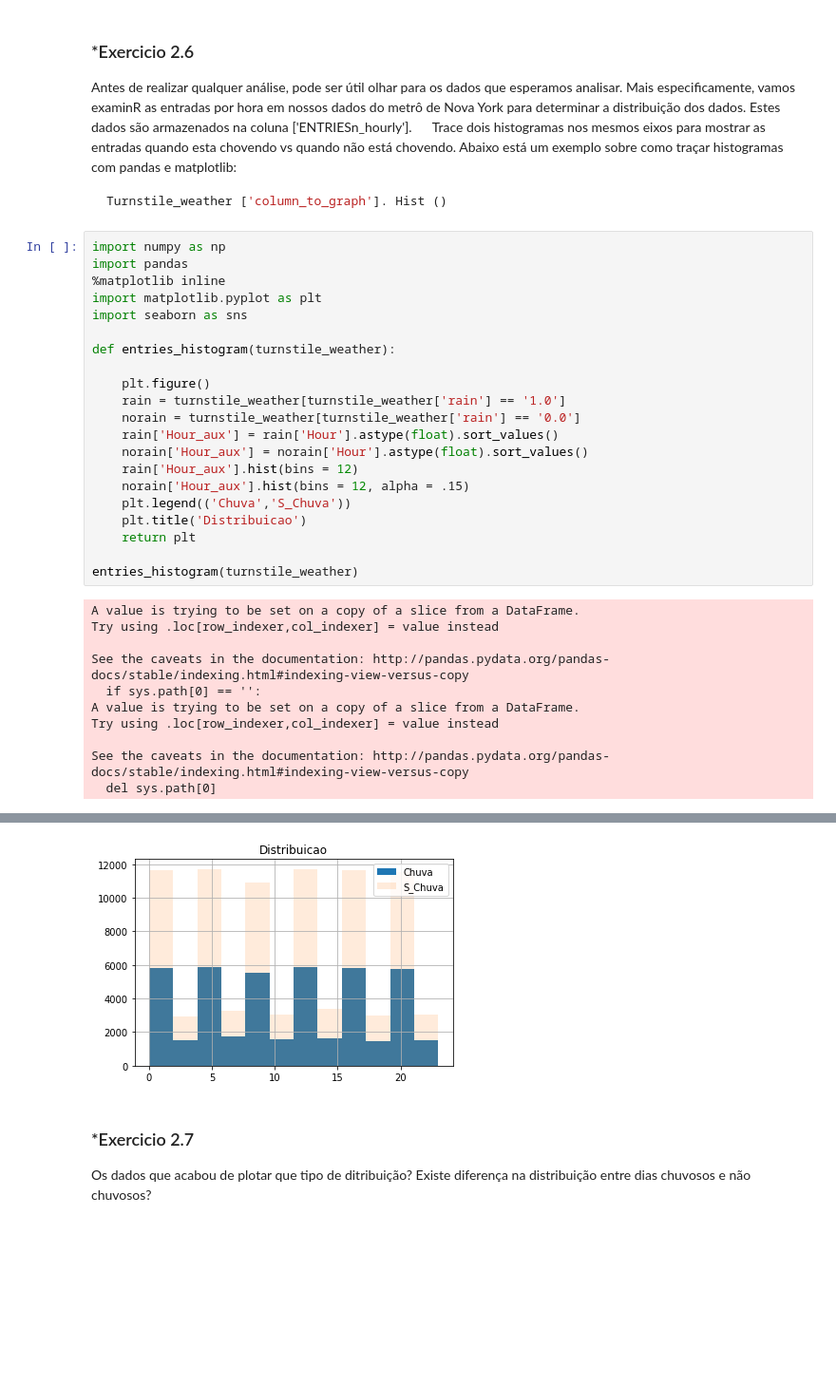
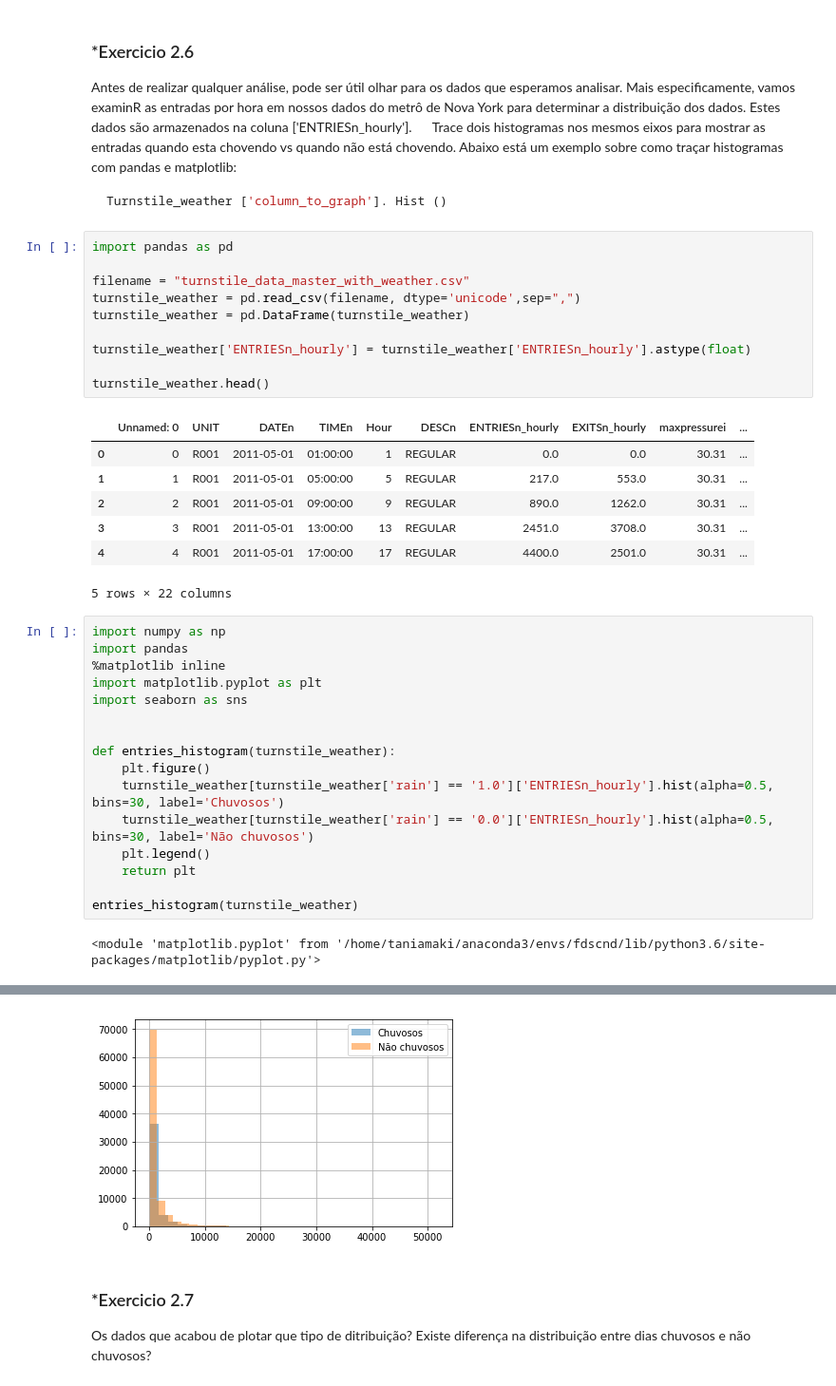
Before and after one commit to taniamaki/ndfdsi, a Jupyter notebook: analyzing-subway-data-ndfdsi.ipynb, the cells around one changed output, grey strips where cells are left out. Shown: that part at 95% size. Saved outputs shown, nothing was run; the diff lists cells and outputs as text; blank space fills up the shorter version.

````diff
--- a/analyzing-subway-data-ndfdsi.ipynb
+++ b/analyzing-subway-data-ndfdsi.ipynb
@@ -415,6 +426,24 @@ Abaixo está um exemplo sobre como traçar histogramas com pandas e matplotlib:
 ```python
 Turnstile_weather ['column_to_graph']. Hist ()
 ```
+# %%
+import pandas as pd
+
+filename = "turnstile_data_master_with_weather.csv"
+turnstile_weather = pd.read_csv(filename, dtype='unicode',sep=",")
+turnstile_weather = pd.DataFrame(turnstile_weather)
+
+turnstile_weather['ENTRIESn_hourly'] = turnstile_weather['ENTRIESn_hourly'].astype(float)
+
+turnstile_weather.head()
+# %% [output]
+|  | Unnamed: 0 | UNIT | DATEn | TIMEn | Hour | DESCn | ENTRIESn_hourly | EXITSn_hourly | maxpressurei | ... |
+| 0 | 0 | R001 | 2011-05-01 | 01:00:00 | 1 | REGULAR | 0.0 | 0.0 | 30.31 | ... |
+| 1 | 1 | R001 | 2011-05-01 | 05:00:00 | 5 | REGULAR | 217.0 | 553.0 | 30.31 | ... |
+| 2 | 2 | R001 | 2011-05-01 | 09:00:00 | 9 | REGULAR | 890.0 | 1262.0 | 30.31 | ... |
+| 3 | 3 | R001 | 2011-05-01 | 13:00:00 | 13 | REGULAR | 2451.0 | 3708.0 | 30.31 | ... |
+| 4 | 4 | R001 | 2011-05-01 | 17:00:00 | 17 | REGULAR | 4400.0 | 2501.0 | 30.31 | ... |
+5 rows × 22 columns
 # %%
 import numpy as np
 import pandas
@@ -422,28 +451,14 @@ import pandas
 import matplotlib.pyplot as plt
 import seaborn as sns
 
+
 def entries_histogram(turnstile_weather):
-
     plt.figure()
-    rain = turnstile_weather[turnstile_weather['rain'] == '1.0']
-    norain = turnstile_weather[turnstile_weather['rain'] == '0.0']
-    rain['Hour_aux'] = rain['Hour'].astype(float).sort_values()
-    norain['Hour_aux'] = norain['Hour'].astype(float).sort_values()
-    rain['Hour_aux'].hist(bins = 12)
-    norain['Hour_aux'].hist(bins = 12, alpha = .15)
-    plt.legend(('Chuva','S_Chuva'))
-    plt.title('Distribuicao')
+    turnstile_weather[turnstile_weather['rain'] == '1.0']['ENTRIESn_hourly'].hist(alpha=0.5, bins=30, label='Chuvosos')
+    turnstile_weather[turnstile_weather['rain'] == '0.0']['ENTRIESn_hourly'].hist(alpha=0.5, bins=30, label='Não chuvosos')
+    plt.legend()
     return plt
 
 entries_histogram(turnstile_weather)
 # %% [output]
-A value is trying to be set on a copy of a slice from a DataFrame.
-Try using .loc[row_indexer,col_indexer] = value instead
-
-See the caveats in the documentation: http://pandas.pydata.org/pandas-docs/stable/indexing.html#indexing-view-versus-copy
-  if sys.path[0] == '':
-A value is trying to be set on a copy of a slice from a DataFrame.
-Try using .loc[row_indexer,col_indexer] = value instead
-
-See the caveats in the documentation: http://pandas.pydata.org/pandas-docs/stable/indexing.html#indexing-view-versus-copy
-  del sys.path[0]
+<module 'matplotlib.pyplot' from '/home/taniamaki/anaconda3/envs/fdscnd/lib/python3.6/site-packages/matplotlib/pyplot.py'>
@@ -451,4 +465,4 @@ See the caveats in the documentation: http://pandas.pydata.org/pandas-docs/stabl
-[figure, old version]
+[figure, new version]
 # %% [markdown]
 ### *Exercicio 2.7
 
````
Also changed, not shown: parts of 10 cells of this notebook, 1 other file.
